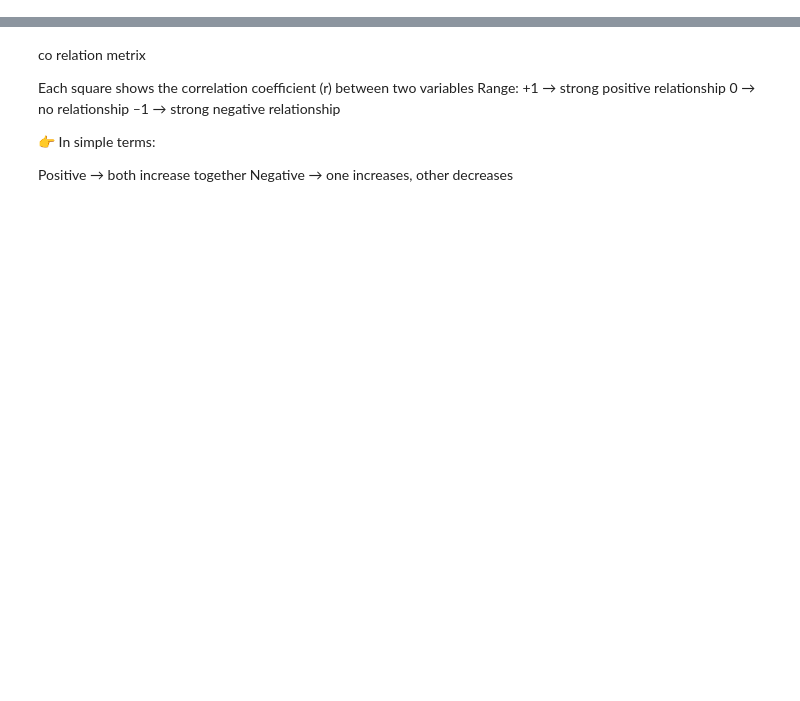
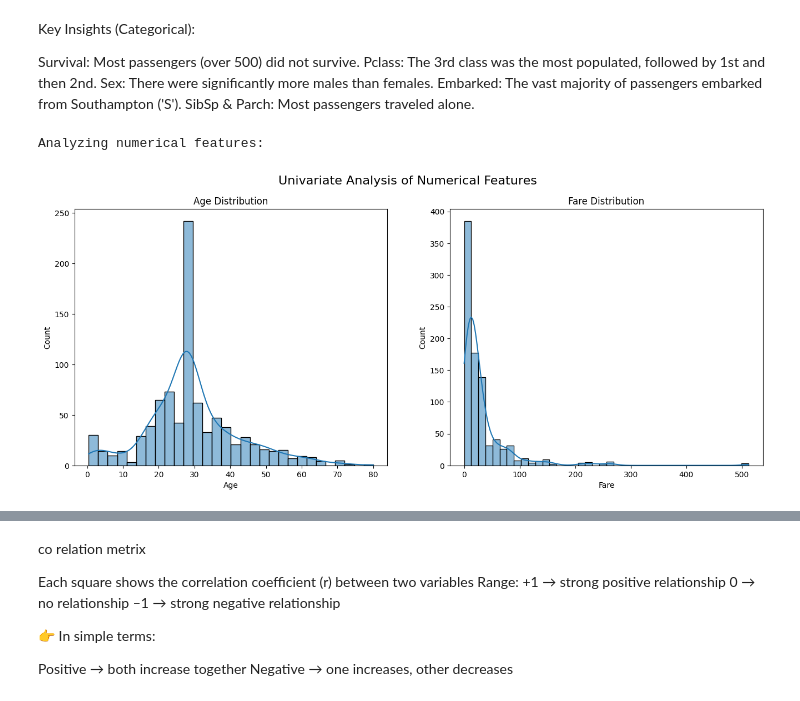
Before and after one commit to Madhura-55/EDA-Titanic-Dataset, a Jupyter notebook: eda_titanic.ipynb, the cells around one changed output, grey strips where cells are left out. Cells and saved outputs as stored; diff of their text form; code cells hidden in the pictures; blank space fills up the shorter version.

```diff
--- a/eda_titanic.ipynb
+++ b/eda_titanic.ipynb
@@ -29,0 +187,24 @@ titanic_df.head()
+# %% [markdown]
+Key Insights (Categorical):
+
+Survival: Most passengers (over 500) did not survive.
+Pclass: The 3rd class was the most populated, followed by 1st and then 2nd.
+Sex: There were significantly more males than females.
+Embarked: The vast majority of passengers embarked from Southampton ('S').
+SibSp & Parch: Most passengers traveled alone.
+# %%
+print("\nAnalyzing numerical features:")
+
+fig, axes = plt.subplots(1, 2, figsize=(16, 6))
+fig.suptitle('Univariate Analysis of Numerical Features', fontsize=16)
+
+# Plotting Age distribution
+sns.histplot(ax=axes[0], data=titanic_df, x='Age', kde=True, bins=30).set_title('Age Distribution')
+
+# Plotting Fare distribution
+sns.histplot(ax=axes[1], data=titanic_df, x='Fare', kde=True, bins=40).set_title('Fare Distribution')
+
+plt.show()
+# %% [output]
+Analyzing numerical features:
+[figure, added]
```
Also changed, not shown: parts of 35 cells of this notebook.
